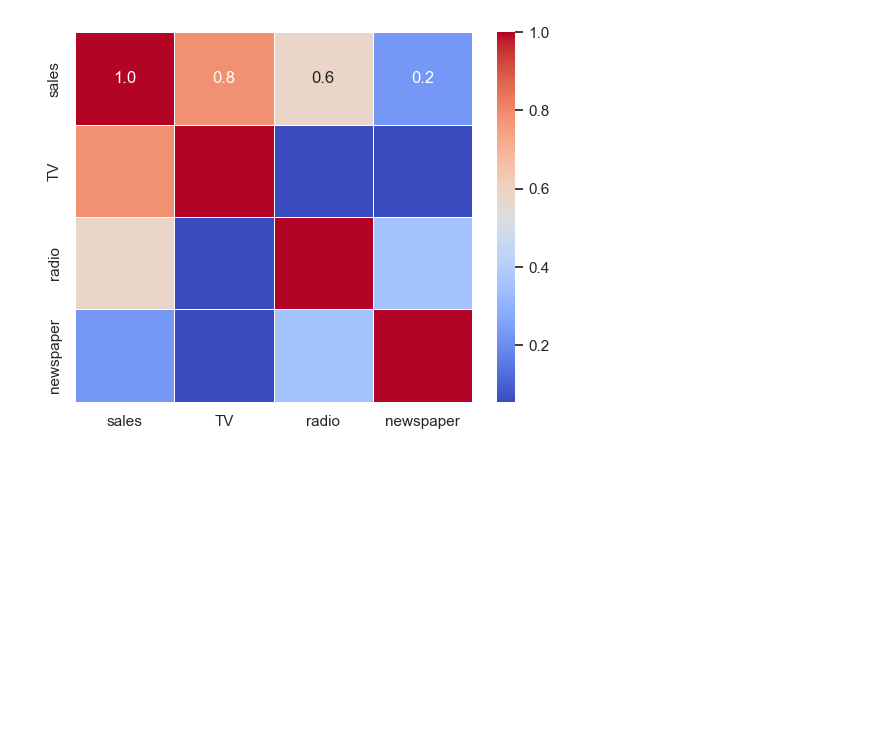
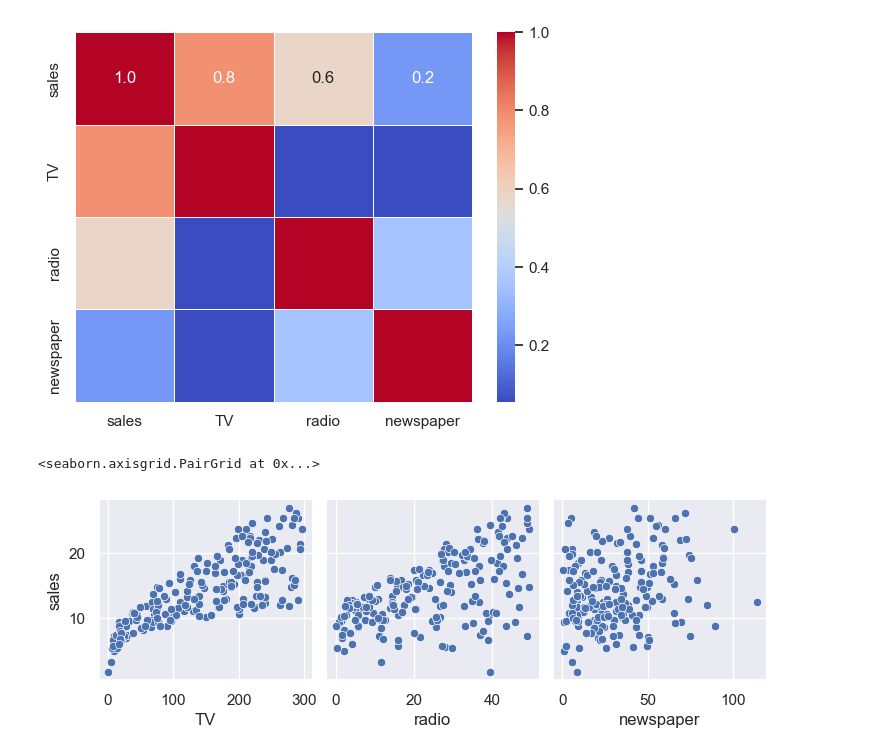
Before and after one commit to vinovator/Pandas-Projects, a Jupyter notebook: Advertising.ipynb, the cells around one changed output. Drawn from its saved outputs; the diff is of its cells as text; code cells hidden in the pictures; blank space fills up the shorter version.

```diff
--- a/Advertising.ipynb
+++ b/Advertising.ipynb
@@ -63,3 +63,8 @@ sns.heatmap(df[["sales","TV", "radio", "newspaper"]].corr(),
 # %% [output]
 <Axes: >
 [figure]
+# %%
+sns.pairplot(df, x_vars=["TV", "radio", "newspaper"], y_vars="sales")
+# %% [output]
+<seaborn.axisgrid.PairGrid at 0x...>
+[figure, added]
```
